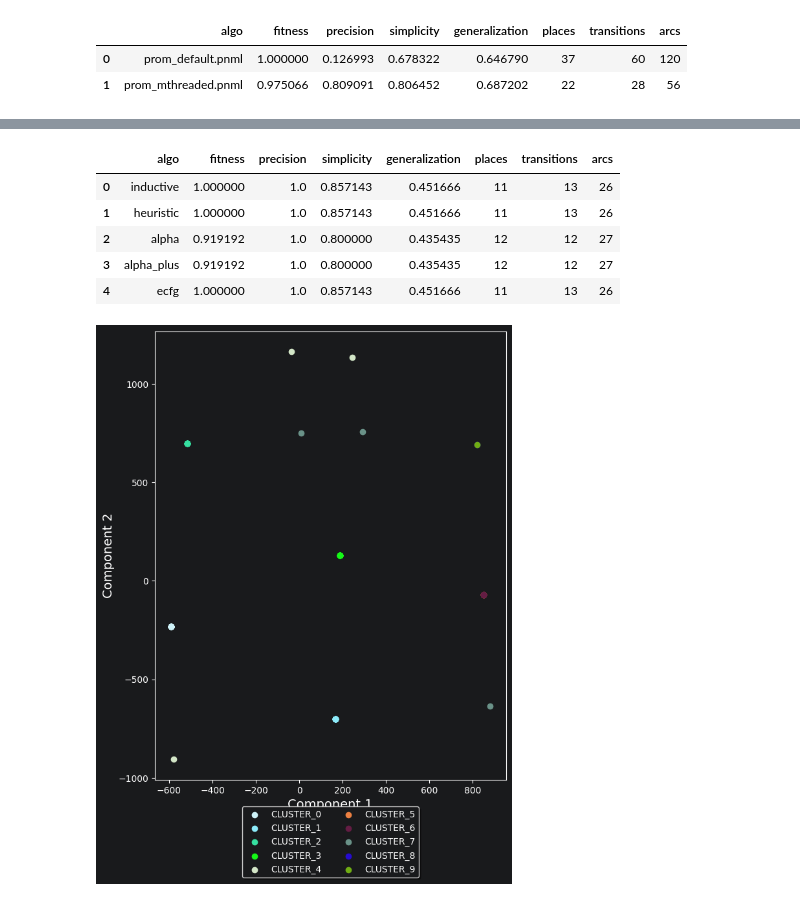
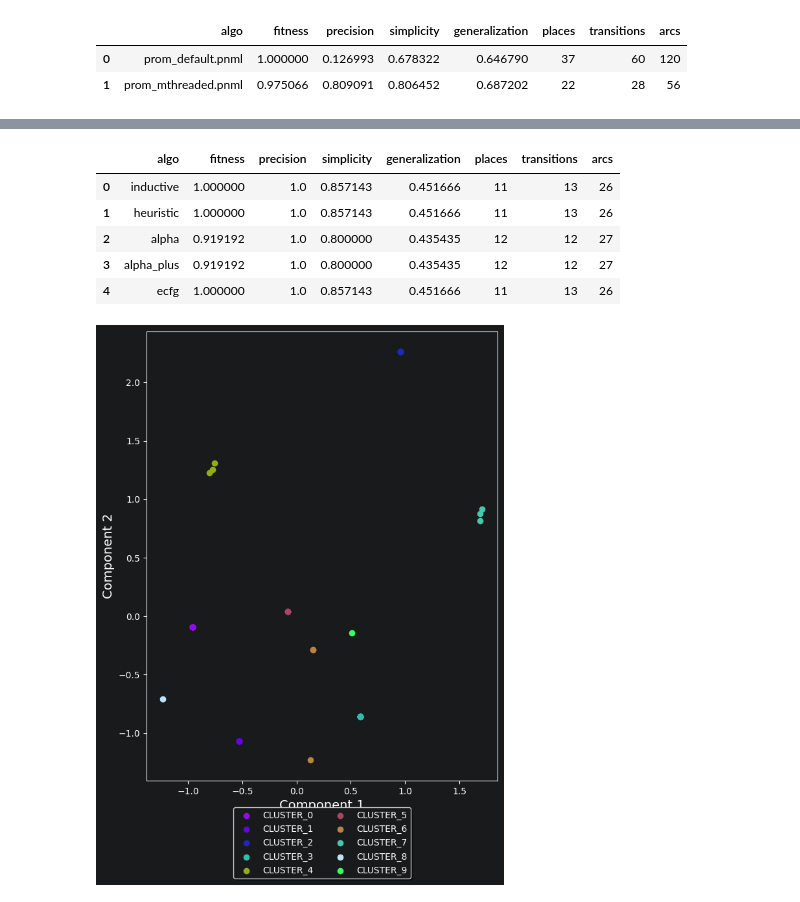
Before and after one commit to PM-IDE/workspace, a Jupyter notebook: Ficus/examples/gc_analysis/repro.ipynb, the cells around one changed output, grey strips where cells are left out. Cells and saved outputs as stored; diff of their text form; code cells hidden in the pictures.

```diff
--- a/Ficus/examples/gc_analysis/repro.ipynb
+++ b/Ficus/examples/gc_analysis/repro.ipynb
@@ -246,7 +246,7 @@ Pipeline(
                 put_noise_events_in_one_cluster=False,
                 min_events_count_in_cluster=2,
                 feature_count_kind=FeatureCountKind.Count,
-                visualization_method=DatasetVisualizationMethod.TSNE,
+                visualization_method=DatasetVisualizationMethod.MDS,
                 after_clusterization_pipeline=Pipeline(
                     AddStartArtificialEvents(),
 
@@ -328,10 +328,10 @@ Activity executing_pipeline finished in 147ms
 |  | algo | fitness | precision | simplicity | generalization | places | transitions | arcs |
 | 0 | inductive | 1.000000 | 1.0 | 0.857143 | 0.451666 | 11 | 13 | 26 |
 | 1 | heuristic | 1.000000 | 1.0 | 0.857143 | 0.451666 | 11 | 13 | 26 |
 | 2 | alpha | 0.919192 | 1.0 | 0.800000 | 0.435435 | 12 | 12 | 27 |
 | 3 | alpha_plus | 0.919192 | 1.0 | 0.800000 | 0.435435 | 12 | 12 | 27 |
 | 4 | ecfg | 1.000000 | 1.0 | 0.857143 | 0.451666 | 11 | 13 | 26 |
-[figure, old version]
+[figure, new version]
 # %%
 with open(os.path.join(os.curdir, 'software_data_config.json'), "r") as f:
     software_data_config = f.read()
```
Also changed, not shown: parts of 4 cells of this notebook.
